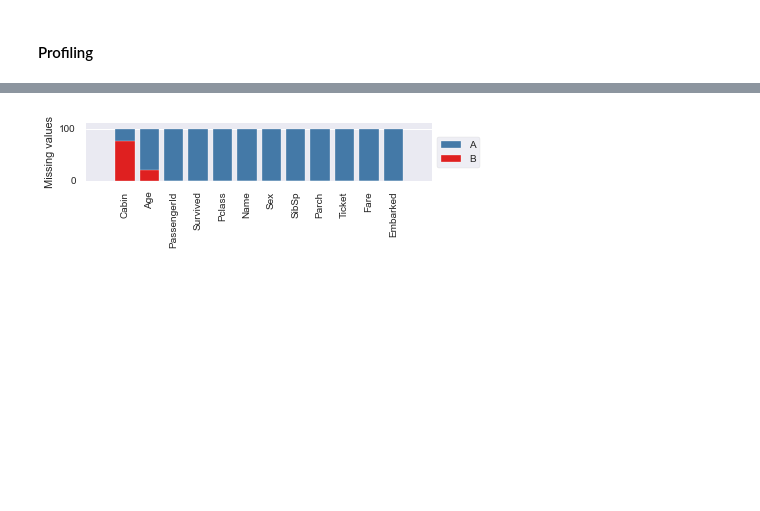
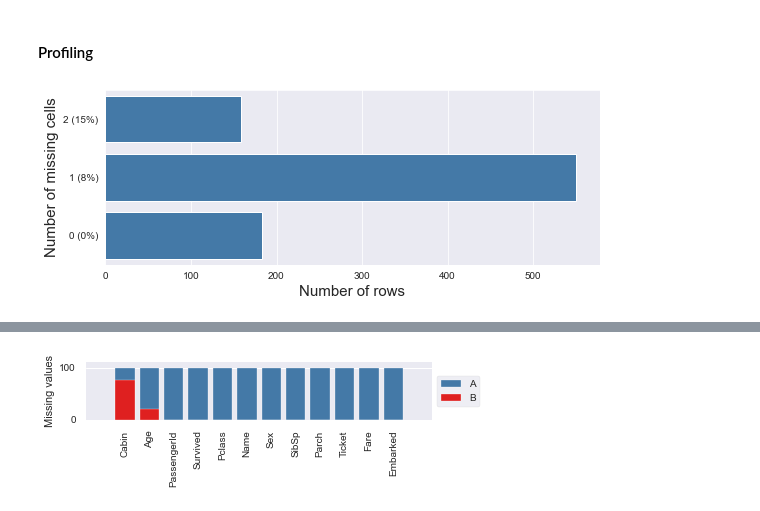
Before and after one commit to hsinghal726/Profiling, a Jupyter notebook: example.ipynb, the cells around one changed output, grey strips where cells are left out. Cells and saved outputs as stored; diff of their text form; code cells hidden in the pictures; blank space fills up the shorter version.

```diff
--- a/example.ipynb
+++ b/example.ipynb
@@ -30,8 +30,10 @@ The autoreload extension is already loaded. To reload it, use:
 # %% [markdown]
 ##### Titanic dataset
 # %%
-s = requests.get("https://raw.githubusercontent.com/datasciencedojo/datasets/master/titanic.csv").content
-df = pd.read_csv(io.StringIO(s.decode('utf-8')))
+# s = requests.get("https://raw.githubusercontent.com/datasciencedojo/datasets/master/titanic.csv").content
+df = pd.read_csv('sample_datasets/titanic.csv')
+
+df["A"] = 1
 
 ## Metrics
 #### TODO: space problem in metric name
@@ -62,0 +83,31 @@ profiling(dataframe=df,
+# %%
+def missing_count_row_wise(df):
+    rcParams['figure.figsize'] = 10, 4
+    dataframe = df
+
+    # def missing_count_row_wise(dataframe)
+
+    dataframe = df
+    column_count = len(df.columns)
+
+    row_count = dataframe.shape[0]
+
+    ## missing: column wise
+    missing_row_df = pd.DataFrame(dataframe.isnull().sum(axis=1).value_counts(), columns=["Number of rows"]).reset_index()
+
+    missing_row_df["percent"] = missing_row_df["index"].apply(lambda x: 100*round(x/column_count, 2)).astype(int)
+    missing_row_df["Missing cells %"] = missing_row_df.apply(lambda x: str(x["index"]) + " (" + str(x["percent"]) + "%)", axis=1)
+
+    missing_row_df.sort_values("index", ascending=False, inplace=True)
+
+    sns.barplot(x="Number of rows", y="Missing cells %", data=missing_row_df, orient="h", color="#337ab7")
+
+    plt.xlabel('Number of rows', fontsize='15')
+    plt.ylabel('Number of missing cells', fontsize='15')
+#     plt.title("Missing values % in each column",weight="bold", fontsize='20')
+    plt.tight_layout(rect=(0.1, 0.1, 0.9, 0.9))
+#     return plot_360_n0sc0pe(plt)
+# %%
+missing_count_row_wise(df)
+# %% [output]
+[figure, added]
```
Also changed, not shown: parts of 29 cells of this notebook, 22 other files.
